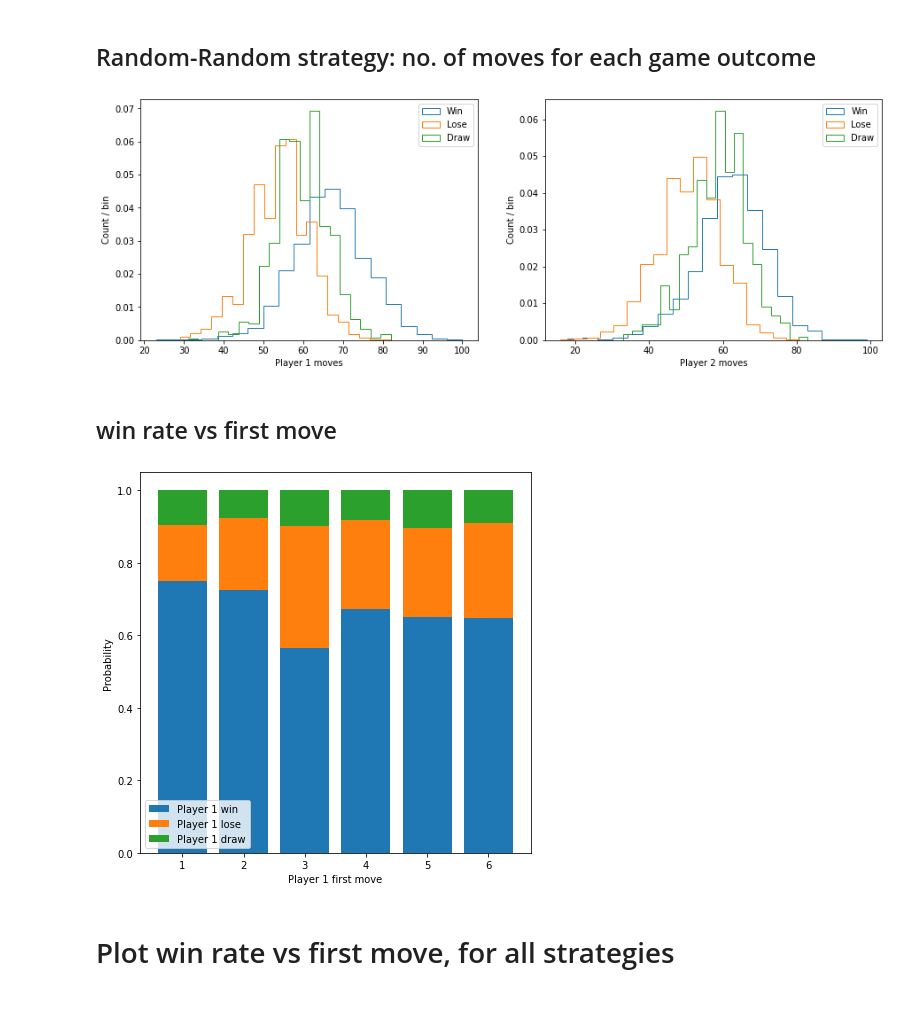
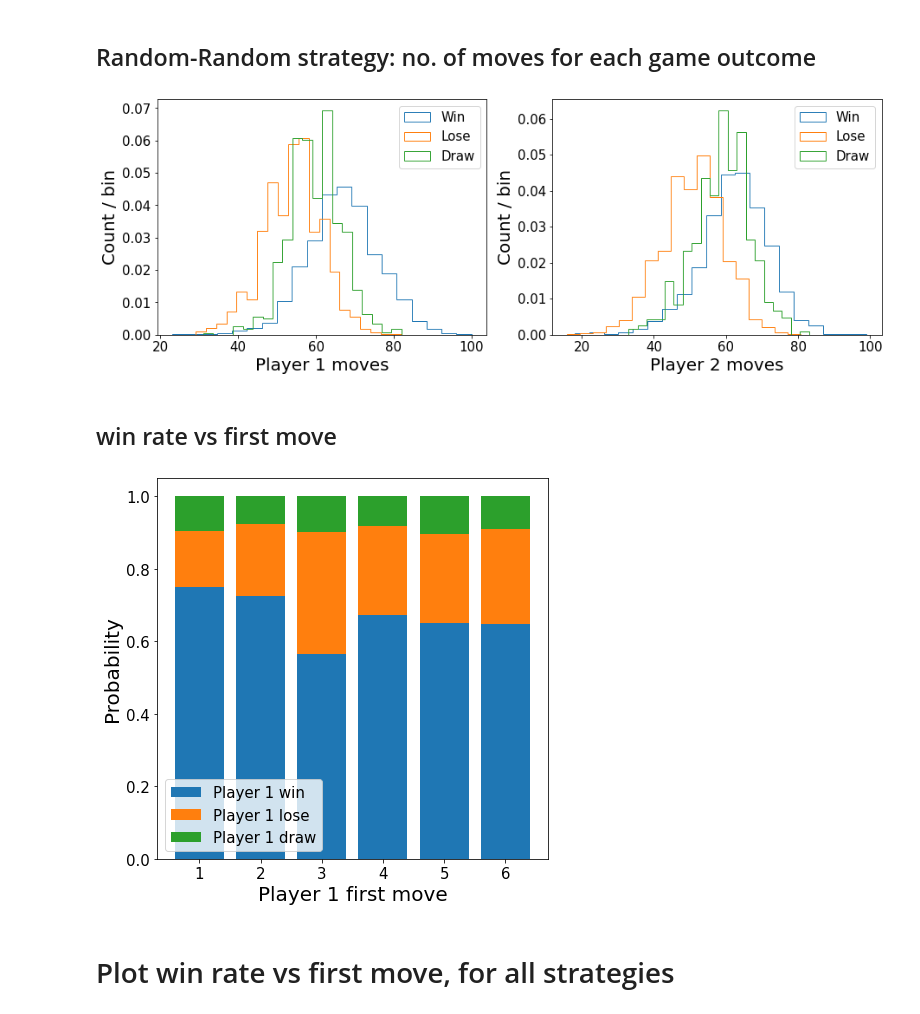
Before and after one commit to sdysch/mancala, a Jupyter notebook: analysis/plots.ipynb, the cells around one changed output. Saved outputs shown, nothing was run; the diff lists cells and outputs as text; code cells hidden in the pictures.

```diff
--- a/analysis/plots.ipynb
+++ b/analysis/plots.ipynb
@@ -59,54 +71,67 @@ ax[0].hist(view[view['player_1_result'] == 'win']['player_1_moves'],  label='Win
 ax[0].hist(view[view['player_1_result'] == 'lose']['player_1_moves'], label='Lose', bins=20, histtype='step', density=True)
 ax[0].hist(view[view['player_1_result'] == 'draw']['player_1_moves'], label='Draw', bins=20, histtype='step', density=True)
 
-ax[0].set_xlabel('Player 1 moves')
-ax[0].set_ylabel('Count / bin')
-ax[0].legend(loc='best')
+ax[0].set_xlabel('Player 1 moves', fontsize=20)
+ax[0].set_ylabel('Count / bin', fontsize=20)
+ax[0].legend(loc='best', fontsize=15)
+
+ax[0].tick_params(axis='x', labelsize=15)
+ax[0].tick_params(axis='y', labelsize=15)
 
 ax[1].hist(view[view['player_2_result'] == 'win']['player_2_moves'],  label='Win',  bins=20, histtype='step', density=True)
 ax[1].hist(view[view['player_2_result'] == 'lose']['player_2_moves'], label='Lose', bins=20, histtype='step', density=True)
 ax[1].hist(view[view['player_2_result'] == 'draw']['player_2_moves'], label='Draw', bins=20, histtype='step', density=True)
 
-ax[1].set_xlabel('Player 2 moves')
-ax[1].set_ylabel('Count / bin')
-ax[1].legend(loc='best')
+ax[1].set_xlabel('Player 2 moves', fontsize=20)
+ax[1].set_ylabel('Count / bin', fontsize=20)
+ax[1].legend(loc='best', fontsize=15)
+ax[1].tick_params(axis='x', labelsize=15)
+ax[1].tick_params(axis='y', labelsize=15)
+
+fig.savefig('../plots/random_random_move_distributions.pdf')
+fig.savefig('../plots/random_random_move_distributions.png')
 
 plt.show()
 # %% [output]
-[figure, old version]
+[figure, new version]
 # %% [markdown]
 ## win rate vs first move
 # %%
 initial_moves = view['first_move'].unique()
 initial_moves = np.sort(initial_moves)
 
 win_probs  = pd.DataFrame(columns=['prob'], index=initial_moves, dtype=float)
 lose_probs = pd.DataFrame(columns=['prob'], index=initial_moves, dtype=float)
 draw_probs = pd.DataFrame(columns=['prob'], index=initial_moves, dtype=float)
 
 for move in initial_moves:
     first_move_view = view[ view['first_move'] == move ]
     norm = len(first_move_view)
 
     win_probs['prob'].loc[move]  = len(first_move_view[ first_move_view['player_1_result'] == 'win' ]) / norm
     lose_probs['prob'].loc[move] = len(first_move_view[ first_move_view['player_1_result'] == 'lose' ]) / norm
     draw_probs['prob'].loc[move] = len(first_move_view[ first_move_view['player_1_result'] == 'draw' ]) / norm
 
 
 fig, ax = plt.subplots(1, 1, figsize=(7, 7))
 
 ax.bar(win_probs.index,  win_probs['prob'],  label='Player 1 win')
 ax.bar(lose_probs.index, lose_probs['prob'], label='Player 1 lose', bottom=win_probs['prob'])
 ax.bar(draw_probs.index, draw_probs['prob'], label='Player 1 draw', bottom=lose_probs['prob']+win_probs['prob'])
 
-ax.set_xlabel('Player 1 first move')
-ax.set_ylabel('Probability')
+ax.set_xlabel('Player 1 first move', fontsize=20)
+ax.set_ylabel('Probability', fontsize=20)
+ax.tick_params(axis='x', labelsize=15)
+ax.tick_params(axis='y', labelsize=15)
 
-plt.legend(loc='best')
+plt.legend(loc='best', fontsize=15)
+
+fig.savefig('../plots/random_random_first_move_prob.pdf')
+fig.savefig('../plots/random_random_first_move_prob.png')
 
 plt.show()
 # %% [output]
-[figure, old version]
+[figure, new version]
 # %% [markdown]
 # Plot win rate vs first move, for all strategies
 # %%
```
Also changed, not shown: parts of 2 cells of this notebook, 25 other files.
